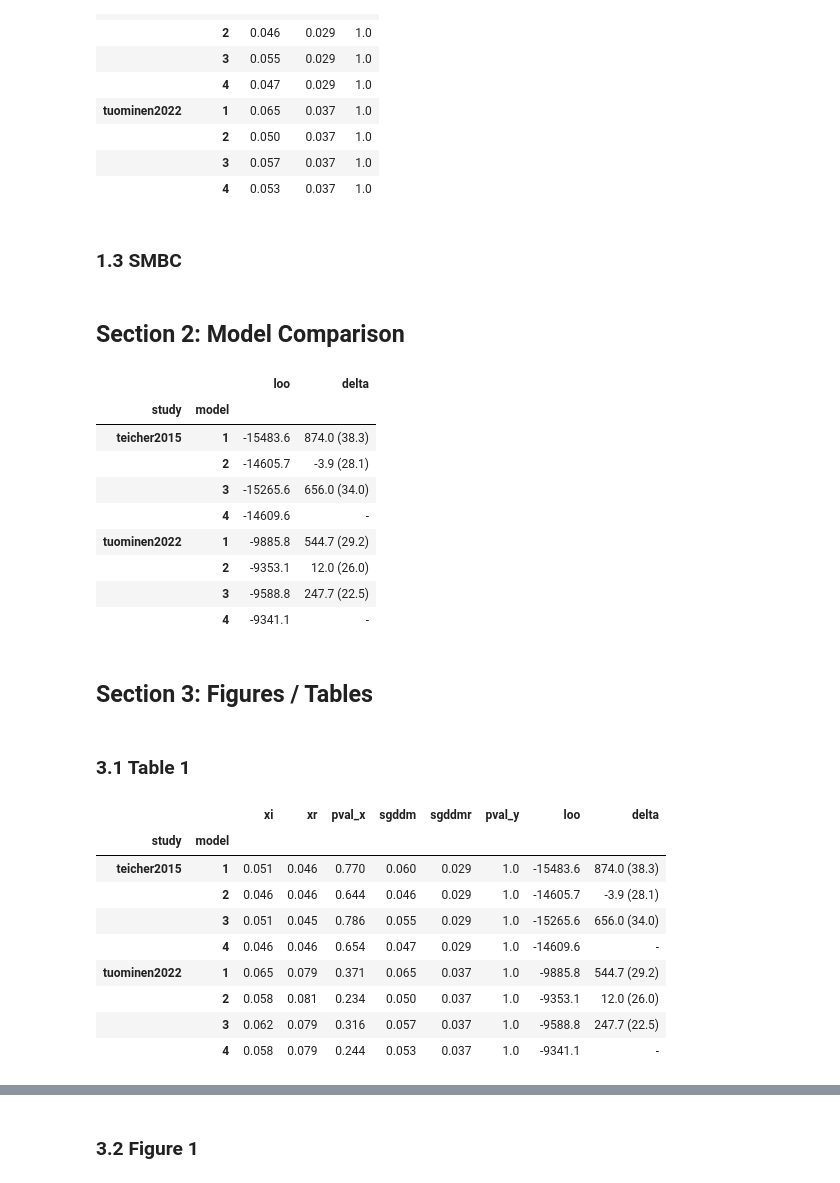
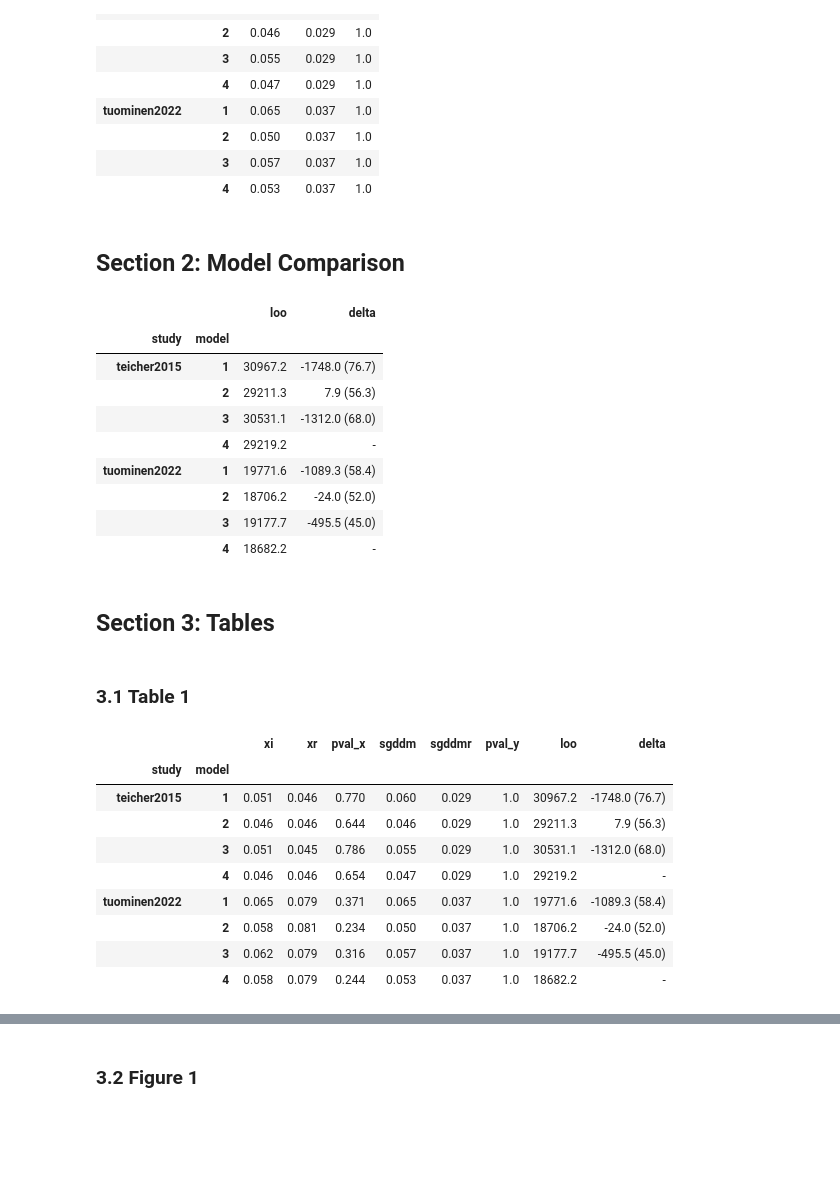
Before and after one commit to szorowi1/mace-irt, a Jupyter notebook: 02_PPMC.ipynb, the cells around one changed output, grey strips where cells are left out. Cells and saved outputs as stored; diff of their text form; code cells hidden in the pictures; blank space fills up the shorter version.

```diff
--- a/02_PPMC.ipynb
+++ b/02_PPMC.ipynb
@@ -131,8 +155,6 @@ ppmc2
 |  | 2 | 0.050 | 0.037 | 1.0 |
 |  | 3 | 0.057 | 0.037 | 1.0 |
 |  | 4 | 0.053 | 0.037 | 1.0 |
-# %% [markdown]
-### 1.3 SMBC
 # %% [markdown]
 ## Section 2: Model Comparison
 # %%
@@ -161,49 +183,49 @@ for study in studies:
         df = read_csv(os.path.join('stan_results', study, f'grmq_m{m}_ppmc0.csv'))
 
         ## Compute LOO-CV.
-        loo = df.loo.sum()
+        loo = -2 * df.loo.sum()
 
         ## Append.
         ppmc0.append(dict(study=study, model=m, loo=loo))
 
 ## Convert to DataFrame.
 ppmc0 = DataFrame(ppmc0).sort_values(['study', 'model']).set_index(['study','model']).round(1)
 
 ## Iteratively add comparison.
 ppmc0['delta'] = '-'
 for study in studies:
 
     ## Load winning model.
     x = read_csv(os.path.join('stan_results', study, f'grmq_m4_ppmc0.csv'))
 
     for m in [1,2,3]:
 
         ## Load alternate model.
         y = read_csv(os.path.join('stan_results', study, f'grmq_m{m}_ppmc0.csv'))
 
         ## Compute delta-LOO.
-        arr = x.loo - y.loo
+        arr = (-2*x.loo) - (-2*y.loo)
         mu = np.sum(arr)
         se = np.std(arr) * np.sqrt(len(x))
 
         ## Store.
         ppmc0.loc[(study,m),'delta'] = '%0.1f (%0.1f)' %(mu, se)
 
 ## Display DataFrame.
 ppmc0
 # %% [output]
 |  |  | loo | delta |
 | study | model |  |  |
-| teicher2015 | 1 | -15483.6 | 874.0 (38.3) |
-|  | 2 | -14605.7 | -3.9 (28.1) |
-|  | 3 | -15265.6 | 656.0 (34.0) |
-|  | 4 | -14609.6 | - |
-| tuominen2022 | 1 | -9885.8 | 544.7 (29.2) |
-|  | 2 | -9353.1 | 12.0 (26.0) |
-|  | 3 | -9588.8 | 247.7 (22.5) |
-|  | 4 | -9341.1 | - |
+| teicher2015 | 1 | 30967.2 | -1748.0 (76.7) |
+|  | 2 | 29211.3 | 7.9 (56.3) |
+|  | 3 | 30531.1 | -1312.0 (68.0) |
+|  | 4 | 29219.2 | - |
+| tuominen2022 | 1 | 19771.6 | -1089.3 (58.4) |
+|  | 2 | 18706.2 | -24.0 (52.0) |
+|  | 3 | 19177.7 | -495.5 (45.0) |
+|  | 4 | 18682.2 | - |
 # %% [markdown]
-## Section 3: Figures / Tables
+## Section 3: Tables
 # %% [markdown]
 ### 3.1 Table 1
 # %%
@@ -216,14 +238,14 @@ table
 # %% [output]
 |  |  | xi | xr | pval_x | sgddm | sgddmr | pval_y | loo | delta |
 | study | model |  |  |  |  |  |  |  |  |
-| teicher2015 | 1 | 0.051 | 0.046 | 0.770 | 0.060 | 0.029 | 1.0 | -15483.6 | 874.0 (38.3) |
-|  | 2 | 0.046 | 0.046 | 0.644 | 0.046 | 0.029 | 1.0 | -14605.7 | -3.9 (28.1) |
-|  | 3 | 0.051 | 0.045 | 0.786 | 0.055 | 0.029 | 1.0 | -15265.6 | 656.0 (34.0) |
-|  | 4 | 0.046 | 0.046 | 0.654 | 0.047 | 0.029 | 1.0 | -14609.6 | - |
-| tuominen2022 | 1 | 0.065 | 0.079 | 0.371 | 0.065 | 0.037 | 1.0 | -9885.8 | 544.7 (29.2) |
-|  | 2 | 0.058 | 0.081 | 0.234 | 0.050 | 0.037 | 1.0 | -9353.1 | 12.0 (26.0) |
-|  | 3 | 0.062 | 0.079 | 0.316 | 0.057 | 0.037 | 1.0 | -9588.8 | 247.7 (22.5) |
-|  | 4 | 0.058 | 0.079 | 0.244 | 0.053 | 0.037 | 1.0 | -9341.1 | - |
+| teicher2015 | 1 | 0.051 | 0.046 | 0.770 | 0.060 | 0.029 | 1.0 | 30967.2 | -1748.0 (76.7) |
+|  | 2 | 0.046 | 0.046 | 0.644 | 0.046 | 0.029 | 1.0 | 29211.3 | 7.9 (56.3) |
+|  | 3 | 0.051 | 0.045 | 0.786 | 0.055 | 0.029 | 1.0 | 30531.1 | -1312.0 (68.0) |
+|  | 4 | 0.046 | 0.046 | 0.654 | 0.047 | 0.029 | 1.0 | 29219.2 | - |
+| tuominen2022 | 1 | 0.065 | 0.079 | 0.371 | 0.065 | 0.037 | 1.0 | 19771.6 | -1089.3 (58.4) |
+|  | 2 | 0.058 | 0.081 | 0.234 | 0.050 | 0.037 | 1.0 | 18706.2 | -24.0 (52.0) |
+|  | 3 | 0.062 | 0.079 | 0.316 | 0.057 | 0.037 | 1.0 | 19177.7 | -495.5 (45.0) |
+|  | 4 | 0.058 | 0.079 | 0.244 | 0.053 | 0.037 | 1.0 | 18682.2 | - |
 # %%
 ## Convert to Latex.
 print(table.to_latex())
```
Also changed, not shown: parts of 6 cells of this notebook, 14 other files.
